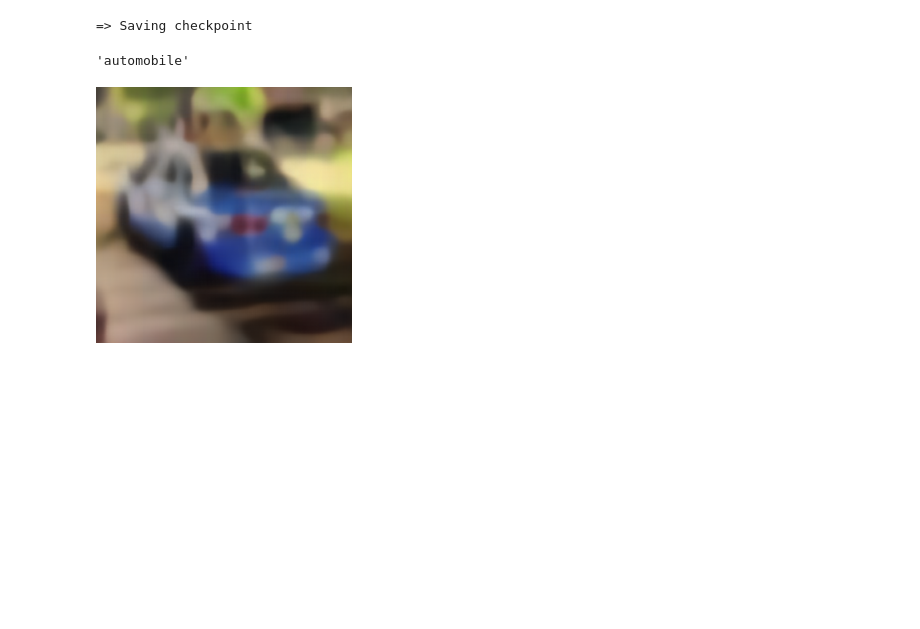
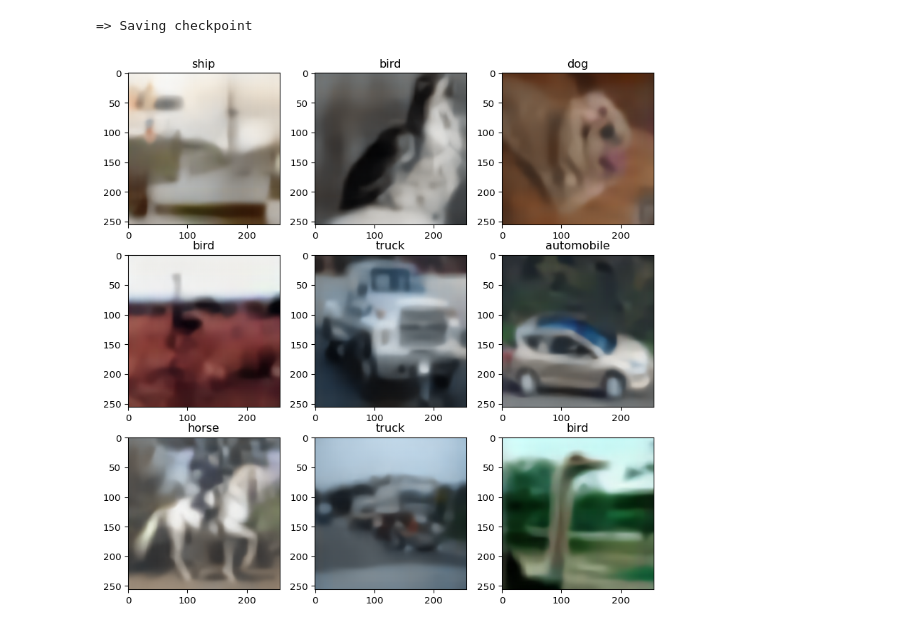
Before and after one commit to vvh413/compression, a Jupyter notebook: class2.ipynb, the cells around one changed output. Drawn from its saved outputs; the diff is of its cells as text; code cells hidden in the pictures; blank space fills up the shorter version.

```diff
--- a/class2.ipynb
+++ b/class2.ipynb
@@ -236,11 +228,12 @@ compressor = HyperpriorWrapper(
 # %%
 images, labels = iter(dataloader_val).next()
-image = compressor.decompress(images)[0]
-label = dataset_val.labels[labels[0].item()]
-label
+decompressed = compressor.decompress(images).detach()
+plt.figure(figsize=(10, 10), dpi=96)
+for i in range(9):
+    plt.subplot(3, 3, i+1)
+    image = T.ToPILImage()(decompressed[i])
+    label = dataset_val.labels[labels[i].item()]
+    plt.imshow(image)
+    plt.title(label)
 # %% [output]
-'automobile'
+[figure, added]
-# %%
-T.ToPILImage()(image)
-# %% [output]
-[figure, removed]
```
Also changed, not shown: parts of 6 cells of this notebook, 8 other files.
